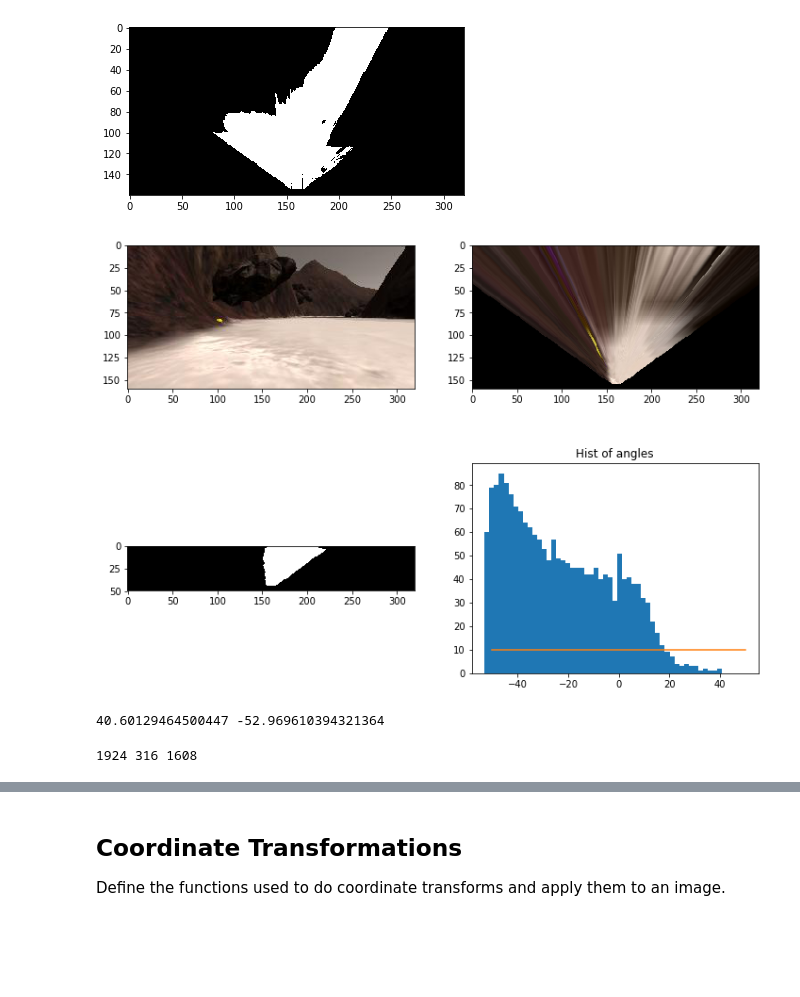
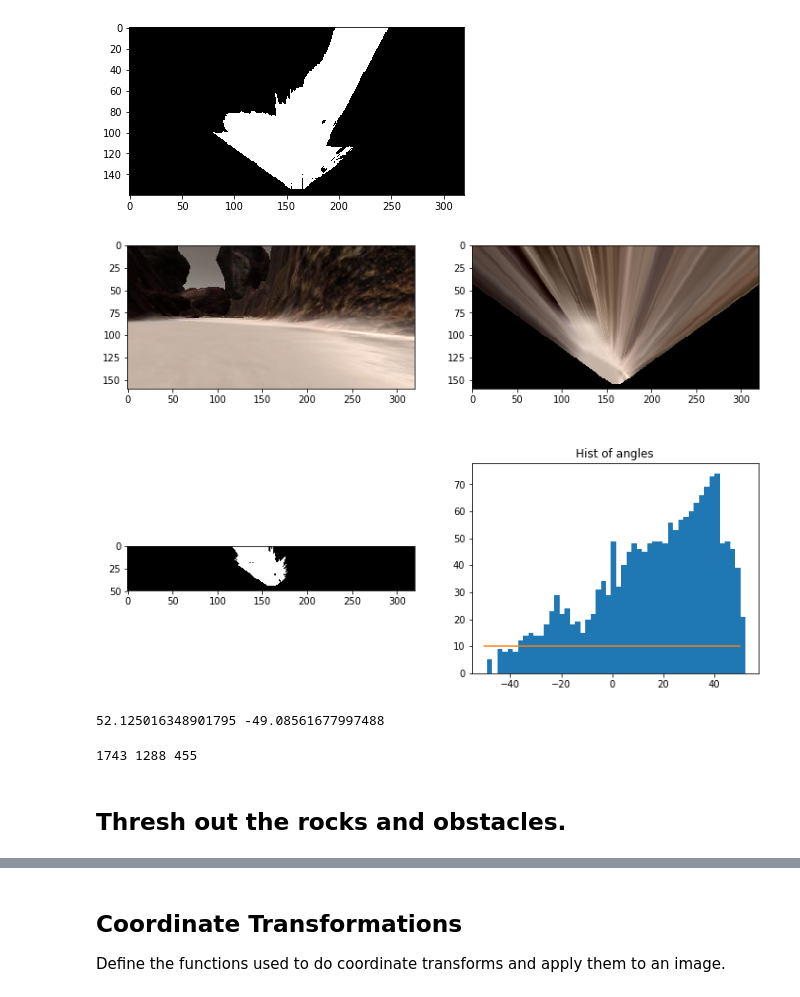
Before and after one commit to liaochiheng/RoboND-Rover-Project, a Jupyter notebook: code/Rover_Project_Test_Notebook.ipynb, the cells around one changed output, grey strips where cells are left out. Drawn from its saved outputs; the diff is of its cells as text; code cells hidden in the pictures; blank space fills up the shorter version.

```diff
--- a/code/Rover_Project_Test_Notebook.ipynb
+++ b/code/Rover_Project_Test_Notebook.ipynb
@@ -159,33 +159,33 @@ def to_polar_coords(x_pixel, y_pixel):
     angles = np.arctan2(y_pixel, x_pixel)
     return dist, angles
 # %%
-img_path = '../../record/IMG/robocam_2018_03_14_18_03_49_014.jpg'
+img_path = '../misc/rock_mix.jpg'
 
 img0 = mpimg.imread(img_path)
 warped0 = perspect_transform(img0, source, destination)
 thresh0 = color_thresh(warped0)[110:, :]
 
 fig = plt.figure(figsize=(12,9))
 plt.subplot(221)
 plt.imshow(img0)
 plt.subplot(222)
 plt.imshow(warped0)
 plt.subplot(223)
 plt.imshow(thresh0, cmap='gray')
 
 x, y = rover_coords(thresh0)
 dists, angles = to_polar_coords(x, y)
 angles = angles * 180 / np.pi
 plt.subplot(224)
 plt.hist(angles, bins=50)
 plt.title('Hist of angles')
 plt.plot((-50, 50), (10, 10))
 plt.show()
 
 print(np.max(angles), np.min(angles))
 # %% [output]
-[figure, old version]
+[figure, new version]
-40.60129464500447 -52.969610394321364
+52.125016348901795 -49.08561677997488
 # %%
 nav_img = color_thresh(warped0)[110:, :]
 x, y = rover_coords(nav_img)
@@ -198,6 +198,8 @@ print(len(angles), np.count_nonzero(left_nav), np.count_nonzero(right_nav))
 
 # hist, bins = np.histogram(angles, bins=50)
 # %% [output]
-1924 316 1608
+1743 1288 455
+# %% [markdown]
+## Thresh out the rocks and obstacles.
 # %%
 # Threshold for rock: R > thresh_R & G > thresh_G & B < thresh_B
```
Also changed, not shown: parts of 8 cells of this notebook, 6 other files.
